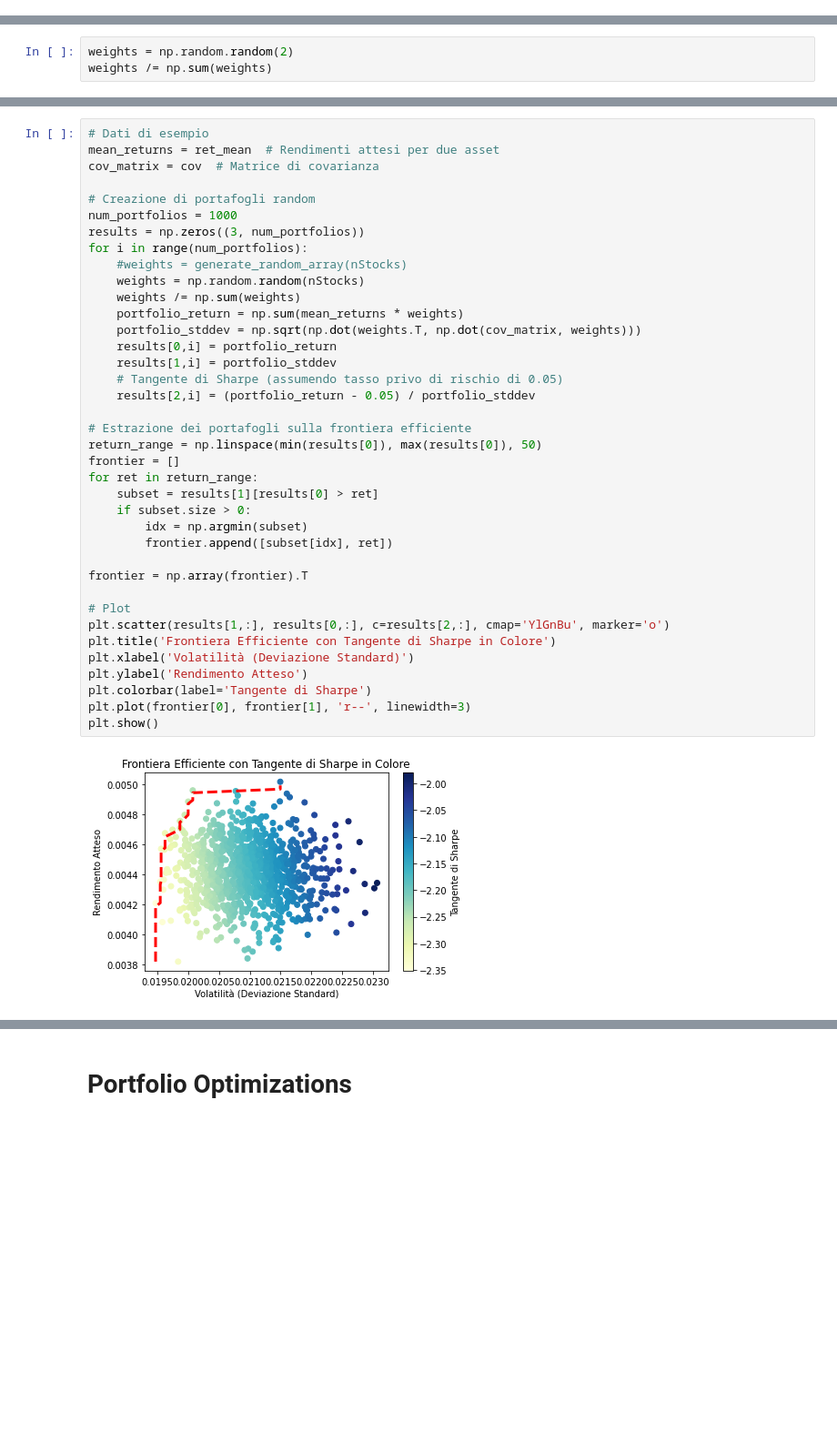
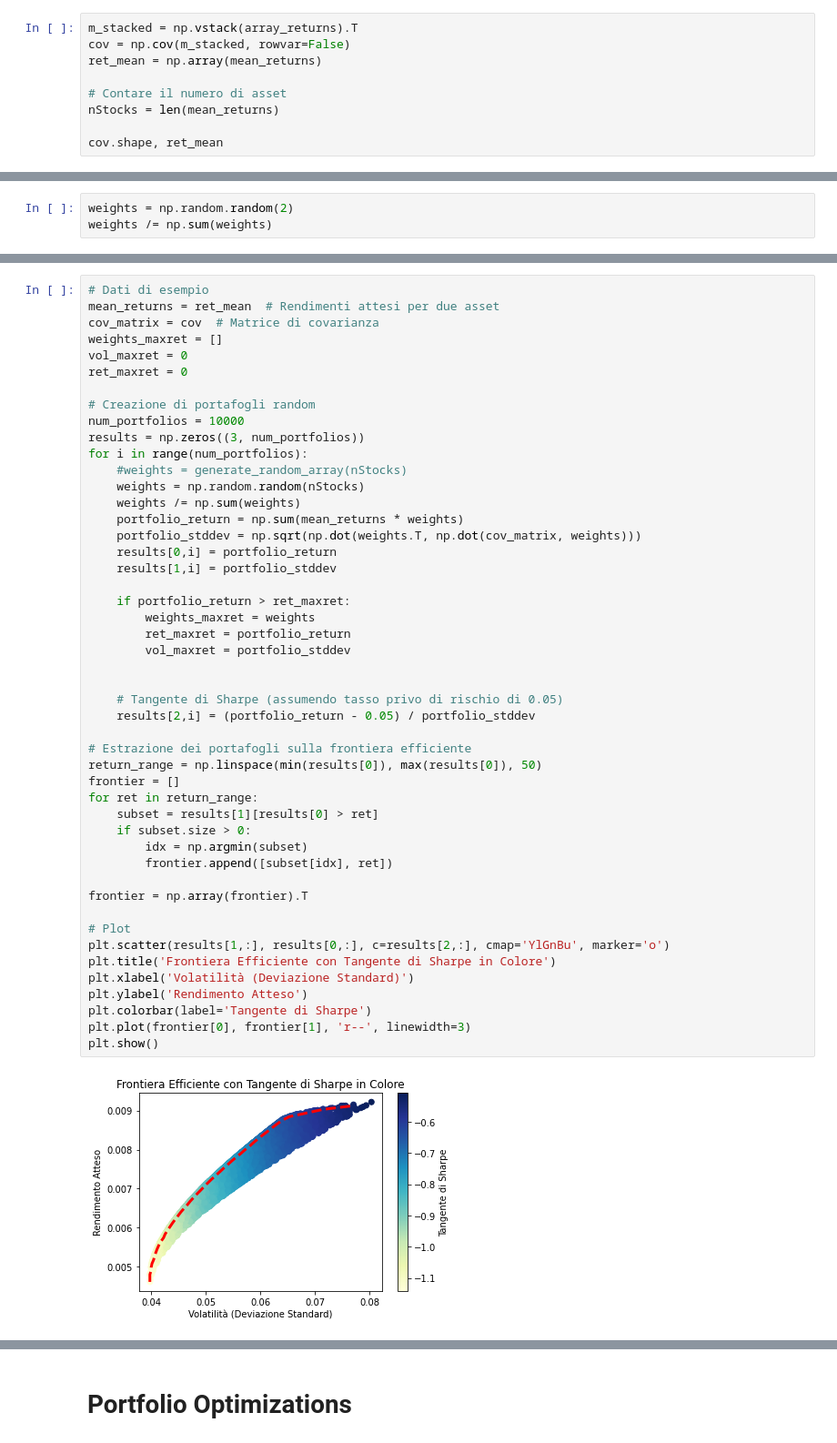
Before and after one commit to RobEngin/Methods-for-Portfolio-Optimization, a Jupyter notebook: opt-project.ipynb, the cells around one changed output, grey strips where cells are left out. Shown: that part at 91% size. Saved outputs shown, nothing was run; the diff lists cells and outputs as text; blank space fills up the shorter version.

Commit message:
Update Crypto Portfolio

```diff
--- a/opt-project.ipynb
+++ b/opt-project.ipynb
@@ -37,0 +105,9 @@ nStocks = len(name) + 1
+# %%
+m_stacked = np.vstack(array_returns).T
+cov = np.cov(m_stacked, rowvar=False)
+ret_mean = np.array(mean_returns)
+
+# Contare il numero di asset
+nStocks = len(mean_returns)
+
+cov.shape, ret_mean
@@ -77,39 +156,49 @@ weights /= np.sum(weights)
 # Dati di esempio
 mean_returns = ret_mean  # Rendimenti attesi per due asset
 cov_matrix = cov  # Matrice di covarianza
+weights_maxret = []
+vol_maxret = 0
+ret_maxret = 0
 
 # Creazione di portafogli random
-num_portfolios = 1000
+num_portfolios = 10000
 results = np.zeros((3, num_portfolios))
 for i in range(num_portfolios):
     #weights = generate_random_array(nStocks)
     weights = np.random.random(nStocks)
     weights /= np.sum(weights)
     portfolio_return = np.sum(mean_returns * weights)
     portfolio_stddev = np.sqrt(np.dot(weights.T, np.dot(cov_matrix, weights)))
     results[0,i] = portfolio_return
     results[1,i] = portfolio_stddev
+
+    if portfolio_return > ret_maxret:
+        weights_maxret = weights
+        ret_maxret = portfolio_return
+        vol_maxret = portfolio_stddev
+
+
     # Tangente di Sharpe (assumendo tasso privo di rischio di 0.05)
     results[2,i] = (portfolio_return - 0.05) / portfolio_stddev
 
 # Estrazione dei portafogli sulla frontiera efficiente
 return_range = np.linspace(min(results[0]), max(results[0]), 50)
 frontier = []
 for ret in return_range:
     subset = results[1][results[0] > ret]
     if subset.size > 0:
         idx = np.argmin(subset)
         frontier.append([subset[idx], ret])
 
 frontier = np.array(frontier).T
 
 # Plot
 plt.scatter(results[1,:], results[0,:], c=results[2,:], cmap='YlGnBu', marker='o')
 plt.title('Frontiera Efficiente con Tangente di Sharpe in Colore')
 plt.xlabel('Volatilità (Deviazione Standard)')
 plt.ylabel('Rendimento Atteso')
 plt.colorbar(label='Tangente di Sharpe')
 plt.plot(frontier[0], frontier[1], 'r--', linewidth=3)
 plt.show()
 # %% [output]
-[figure, old version]
+[figure, new version]
```
Also changed, not shown: parts of 25 cells of this notebook, 9 other files.
